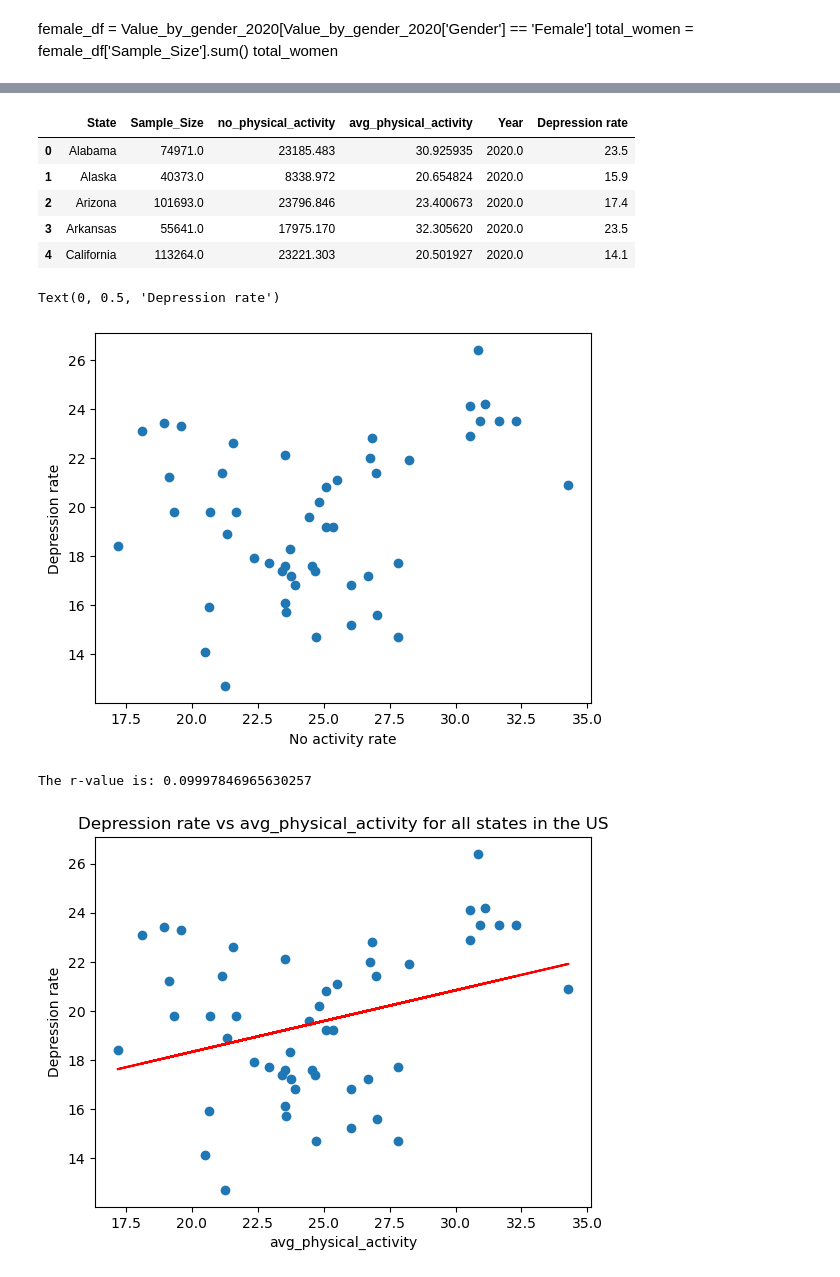
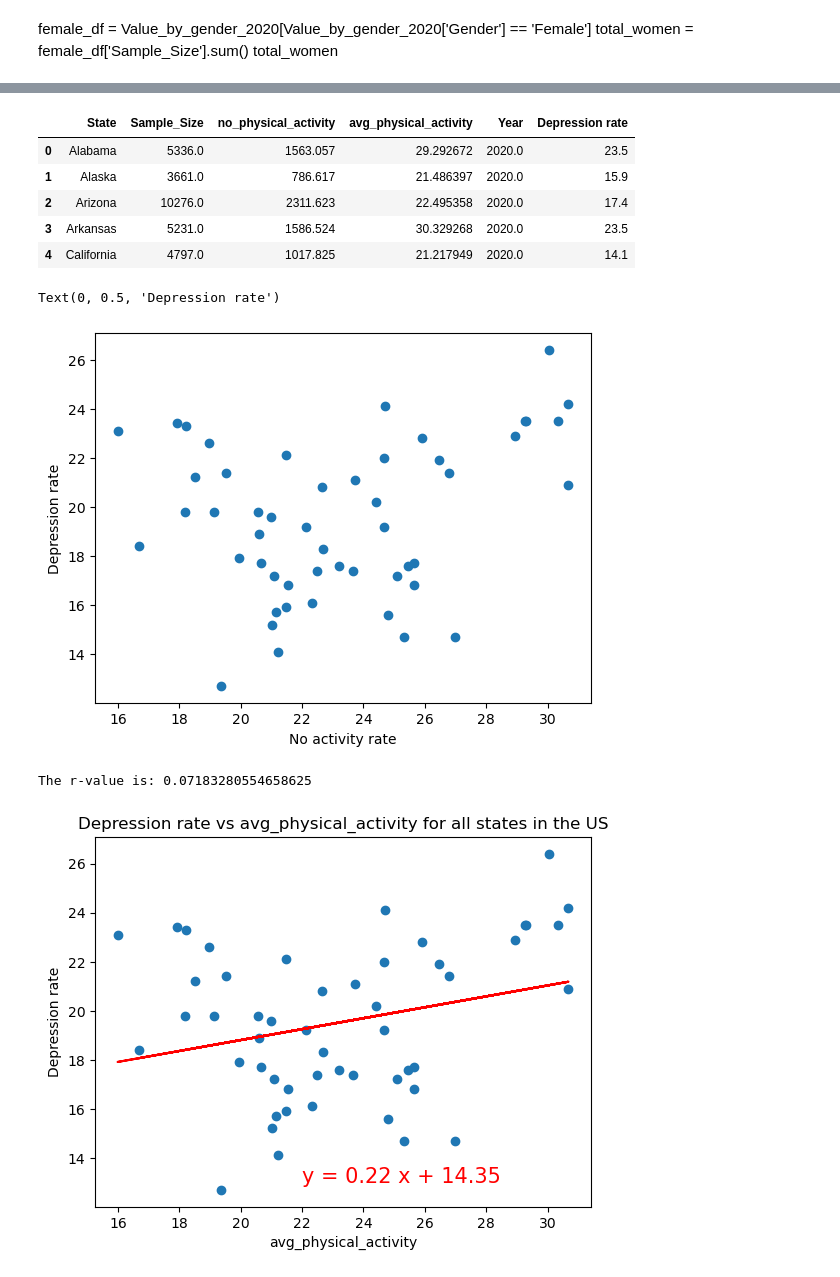
Before and after one commit to soobin83/Project1-Group2, a Jupyter notebook: project/Suicide/Depression.ipynb, the cells around one changed output, grey strips where cells are left out. Cells and saved outputs as stored; diff of their text form; code cells hidden in the pictures.

```diff
--- a/project/Suicide/Depression.ipynb
+++ b/project/Suicide/Depression.ipynb
@@ -67,6 +63,7 @@ plt.show()
 [figure]
 # %%
 depression_2020 = depression.loc[depression["Year"]==2020]
+depression_2020 = depression_2020.dropna()
 depression_2020
 # %% [output]
 |  | Year | State | Depression rate |
@@ -115,5 +101,6 @@ plt.show()
 # %%
-depression_2020 = depression[depression['Year'] == 2020]
+#find the states for the five highest depression rates in 2020
+# depression_2020 = depression[depression['Year'] == 2020]
 top_5_states_2020 = depression_2020.nlargest(5, 'Depression rate')
 top_5_states_2020
 # %% [output]
@@ -158,3 +145,6 @@ bottom_5_states
 | 108 | 2020 | California | 14.1 |
 # %%
 physical_activity = physical_activity.rename(columns={'YearEnd':'Year', 'Location':'State'})
+# %%
+physical_activity_2020_df = physical_activity.loc[physical_activity['Year'] == 2020]
+physical_activity_2020_df.head()
@@ -161,5 +158,5 @@ physical_activity = physical_activity.rename(columns={'YearEnd':'Year', 'Locatio
 # %%
-depression_activity_df = pd.merge(depression_2020, physical_activity, on=["Year","State"], how="outer")
+depression_activity_df = pd.merge(depression_2020, physical_activity_2020_df, on=["Year","State"], how="outer")
 
 depression_activity_df.head()
 # %% [output]
@@ -300,11 +318,11 @@ merged_depression_activity_2020_df = merged_depression_activity_2020_df.dropna()
 merged_depression_activity_2020_df.head()
 # %% [output]
 |  | State | Sample_Size | no_physical_activity | avg_physical_activity | Year | Depression rate |
-| 0 | Alabama | 74971.0 | 23185.483 | 30.925935 | 2020.0 | 23.5 |
-| 1 | Alaska | 40373.0 | 8338.972 | 20.654824 | 2020.0 | 15.9 |
-| 2 | Arizona | 101693.0 | 23796.846 | 23.400673 | 2020.0 | 17.4 |
-| 3 | Arkansas | 55641.0 | 17975.170 | 32.305620 | 2020.0 | 23.5 |
-| 4 | California | 113264.0 | 23221.303 | 20.501927 | 2020.0 | 14.1 |
+| 0 | Alabama | 5336.0 | 1563.057 | 29.292672 | 2020.0 | 23.5 |
+| 1 | Alaska | 3661.0 | 786.617 | 21.486397 | 2020.0 | 15.9 |
+| 2 | Arizona | 10276.0 | 2311.623 | 22.495358 | 2020.0 | 17.4 |
+| 3 | Arkansas | 5231.0 | 1586.524 | 30.329268 | 2020.0 | 23.5 |
+| 4 | California | 4797.0 | 1017.825 | 21.217949 | 2020.0 | 14.1 |
 # %%
 # Generate a scatter plot
 depression_rate = merged_depression_activity_2020_df["Depression rate"]
@@ -314,41 +332,39 @@ plt.xlabel('No activity rate')
 plt.ylabel('Depression rate')
 # %% [output]
 Text(0, 0.5, 'Depression rate')
-[figure, old version]
+[figure, new version]
 # %%
-
-
 def linear_regression(df, x_col_name, y_col_name, coord):
 
     # Define a function to create Linear Regression plots
     x_values = df[x_col_name]
     y_values = df[y_col_name]
 
     (slope, intercept, rvalue, pvalue, stderr) = linregress(x_values, y_values)
 
     # Get regression values
     regress_values = x_values * slope + intercept
 
     line_eq = f"y = {round(slope, 2)} x + {round(intercept, 2)}"
 
     plt.scatter(x_values,y_values)
     plt.plot(x_values,regress_values,"r-")
 
     # Label plot and annotate the line equation
     plt.xlabel(x_col_name)
     plt.ylabel(y_col_name)
     plt.title(f"{y_col_name} vs {x_col_name} for all states in the US")
     plt.annotate(line_eq, coord, fontsize=15,color="red")
 
     # Print r value
     print(f"The r-value is: {rvalue**2}")
 
     # Show plot
     plt.show()
 
 # Linear regression
 # Perform a linear regression on suicide rate vs no activity rate
-linear_regression(merged_depression_activity_2020_df , "avg_physical_activity", "Depression rate", (0,35))
+linear_regression(merged_depression_activity_2020_df , "avg_physical_activity", "Depression rate", (22,13))
 # %% [output]
-The r-value is: 0.09997846965630257
+The r-value is: 0.07183280554658625
-[figure, old version]
+[figure, new version]
```
Also changed, not shown: parts of 18 cells of this notebook.
